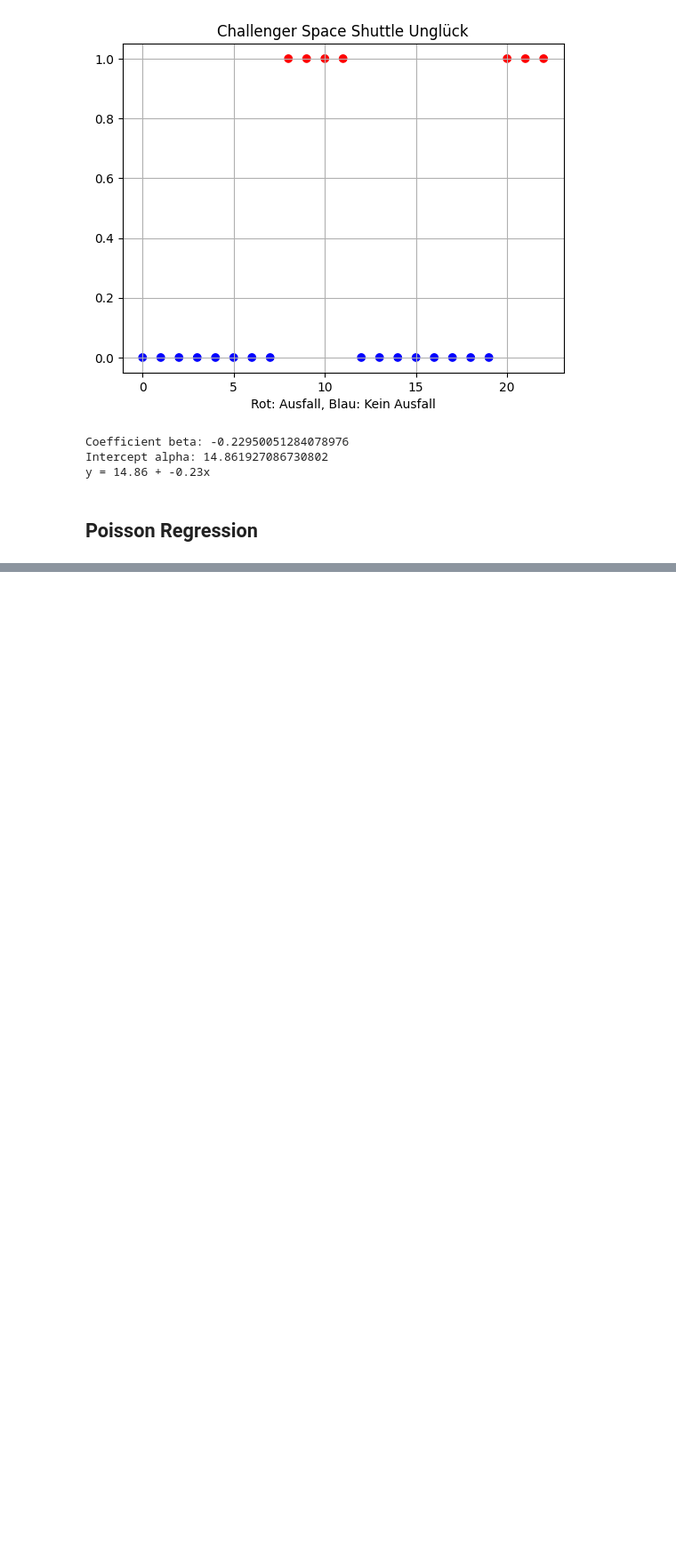
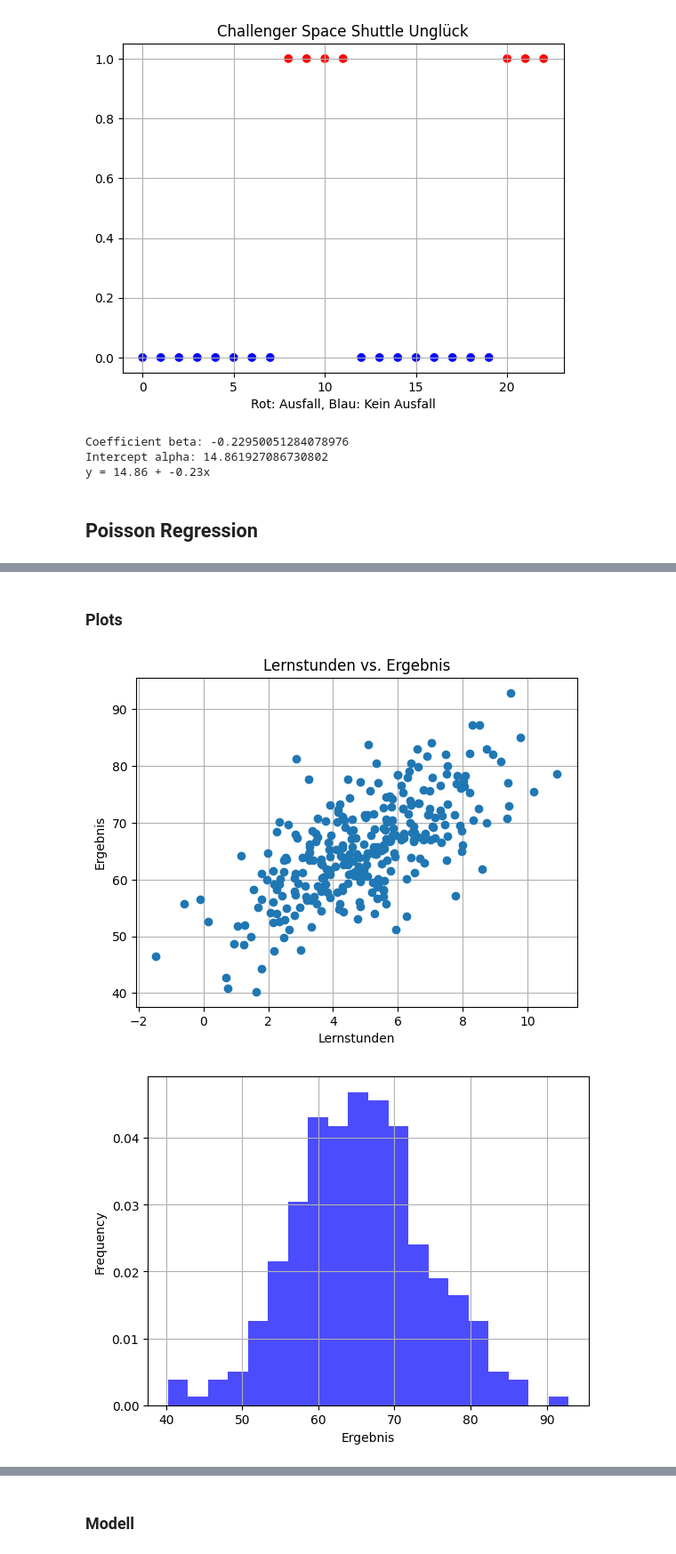
Before and after one commit to tombk556/Mehrdim.-Datenanalyse-und-stat.-Lernverfahren, a Jupyter notebook: Python/Prüfungsbeispiele.ipynb, the cells around one changed output, grey strips where cells are left out. Shown: that part at 89% size. Saved outputs shown, nothing was run; the diff lists cells and outputs as text; code cells hidden in the pictures; blank space fills up the shorter version.

```diff
--- a/Python/Prüfungsbeispiele.ipynb
+++ b/Python/Prüfungsbeispiele.ipynb
@@ -230,0 +247,20 @@ Poisson Regression Model λ = exp(-1.58 + 0.069x)
+# %%
+np.random.seed(123)
+
+anzahl_an_klassen = 30
+anzahl_an_schülern = 10
+klassen = np.repeat(np.arange(anzahl_an_klassen), anzahl_an_schülern)
+
+lern_stunden = np.random.normal(5, 2, size=anzahl_an_klassen * anzahl_an_schülern)
+ergebnis = 50 + 3 * lern_stunden + np.random.normal(0, 5, size=anzahl_an_klassen * anzahl_an_schülern)
+zufälliger_effekt = np.random.normal(0, 5, size=anzahl_an_klassen)
+ergebnis += [zufälliger_effekt[i] for i in klassen]
+
+data = pd.DataFrame({
+    "Klasse": klassen,
+    "Schüler": [i for i in range(anzahl_an_klassen * anzahl_an_schülern)],
+    "Lernstunden": lern_stunden,
+    "Ergebnis": ergebnis
+})
+
+data.head()
@@ -230,0 +274,24 @@ Poisson Regression Model λ = exp(-1.58 + 0.069x)
+# %% [markdown]
+### Plots
+# %%
+plt.plot(data['Lernstunden'], data['Ergebnis'], 'o')
+plt.xlabel('Lernstunden')
+plt.ylabel('Ergebnis')
+plt.title('Lernstunden vs. Ergebnis')
+plt.grid()
+plt.show()
+
+plt.hist(data['Ergebnis'], bins=20, alpha=0.7, color='blue', density=True)
+plt.xlabel('Ergebnis')
+plt.ylabel('Frequency')
+plt.grid()
+plt.show()
+
+plt.hist(data['Lernstunden'], bins=20, alpha=0.7, color='red', density=True)
+plt.xlabel('Lernstunden')
+plt.ylabel('Frequency')
+plt.grid()
+plt.show()
+# %% [output]
+[figure, added]
+[figure, added]
@@ -230,0 +299,2 @@ Poisson Regression Model λ = exp(-1.58 + 0.069x)
+# %% [markdown]
+### Modell
```
Also changed, not shown: parts of 11 cells of this notebook.
